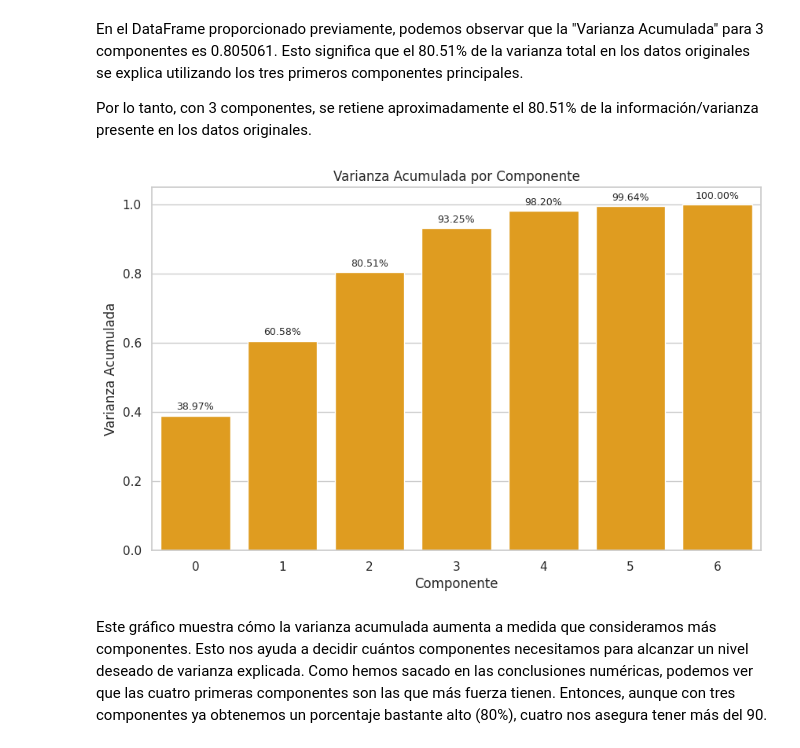
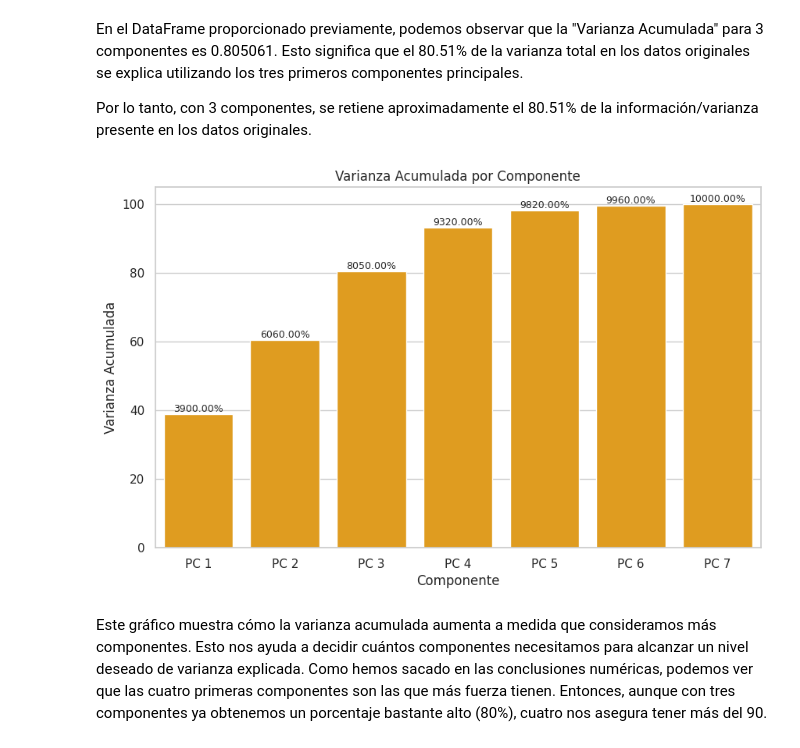
Before and after one commit to CeliaDiazSanchez/Data-Mining, a Jupyter notebook: LAB01_p3.ipynb, the cells around one changed output. Cells and saved outputs as stored; diff of their text form; code cells hidden in the pictures.

```diff
--- a/LAB01_p3.ipynb
+++ b/LAB01_p3.ipynb
@@ -1065,23 +1099,23 @@ En el DataFrame proporcionado previamente, podemos observar que la "Varianza Acu
 Por lo tanto, con 3 componentes, se retiene aproximadamente el 80.51% de la información/varianza presente en los datos originales.
 # %%
 # Datos
-componentes = pca_results['Componente']
-varianza_acumulada = pca_results['Varianza Acumulada']
+componentes = pca_results.index
+varianza_acumulada = pca_results['% Varianza Acumulada']
 
 # Crear un histograma de la varianza acumulada
 plt.figure(figsize=(10, 6))
 ax = sns.barplot(x=componentes, y=varianza_acumulada, color='orange')
 
 # Agregar porcentajes en cada barra
 for idx, value in enumerate(varianza_acumulada):
     ax.text(idx, value + 0.01, f'{value:.2%}', ha='center', va='bottom', fontsize=9)
 
 plt.title('Varianza Acumulada por Componente')
 plt.xlabel('Componente')
 plt.ylabel('Varianza Acumulada')
 plt.show()
 # %% [output]
-[figure, old version]
+[figure, new version]
 # %% [markdown]
 Este gráfico muestra cómo la varianza acumulada aumenta a medida que consideramos más componentes. Esto nos ayuda a decidir cuántos componentes necesitamos para alcanzar un nivel deseado de varianza explicada. Como hemos sacado en las conclusiones numéricas, podemos ver que las cuatro primeras componentes son las que más fuerza tienen. Entonces, aunque con tres componentes ya obtenemos un porcentaje bastante alto (80%), cuatro nos asegura tener más del 90.
 # %% [markdown]
```
Also changed, not shown: parts of 11 cells of this notebook.
